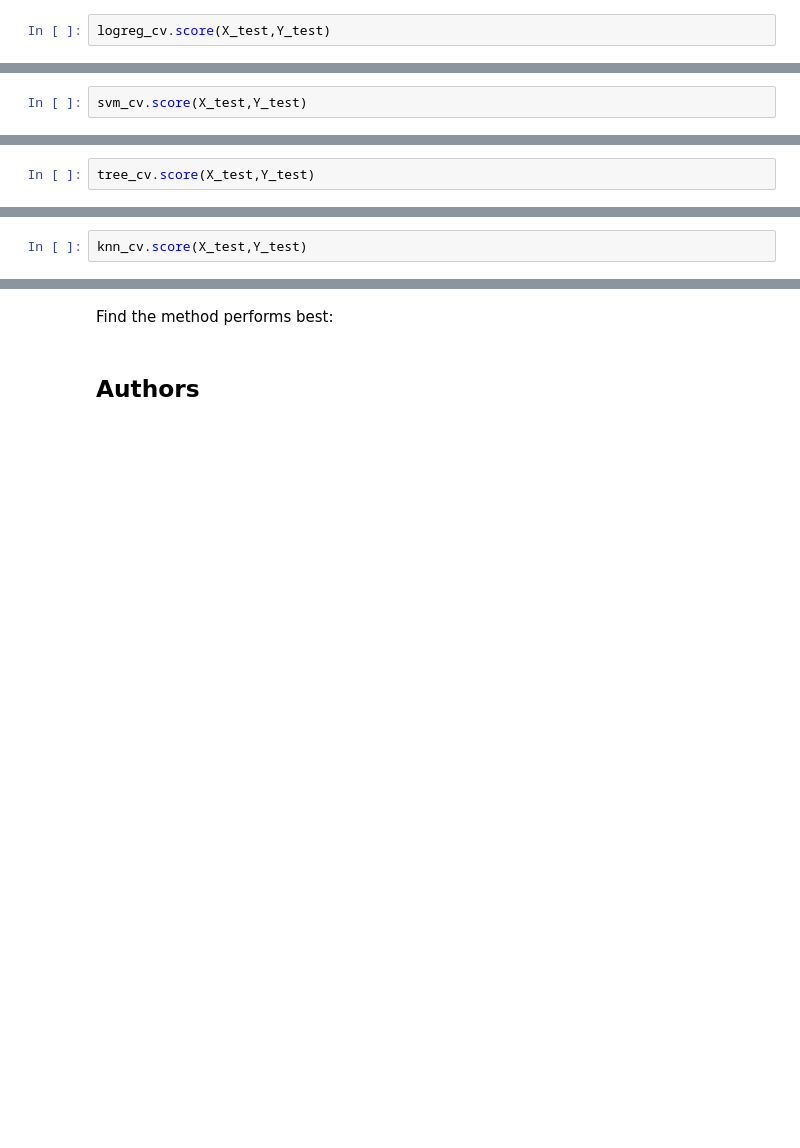
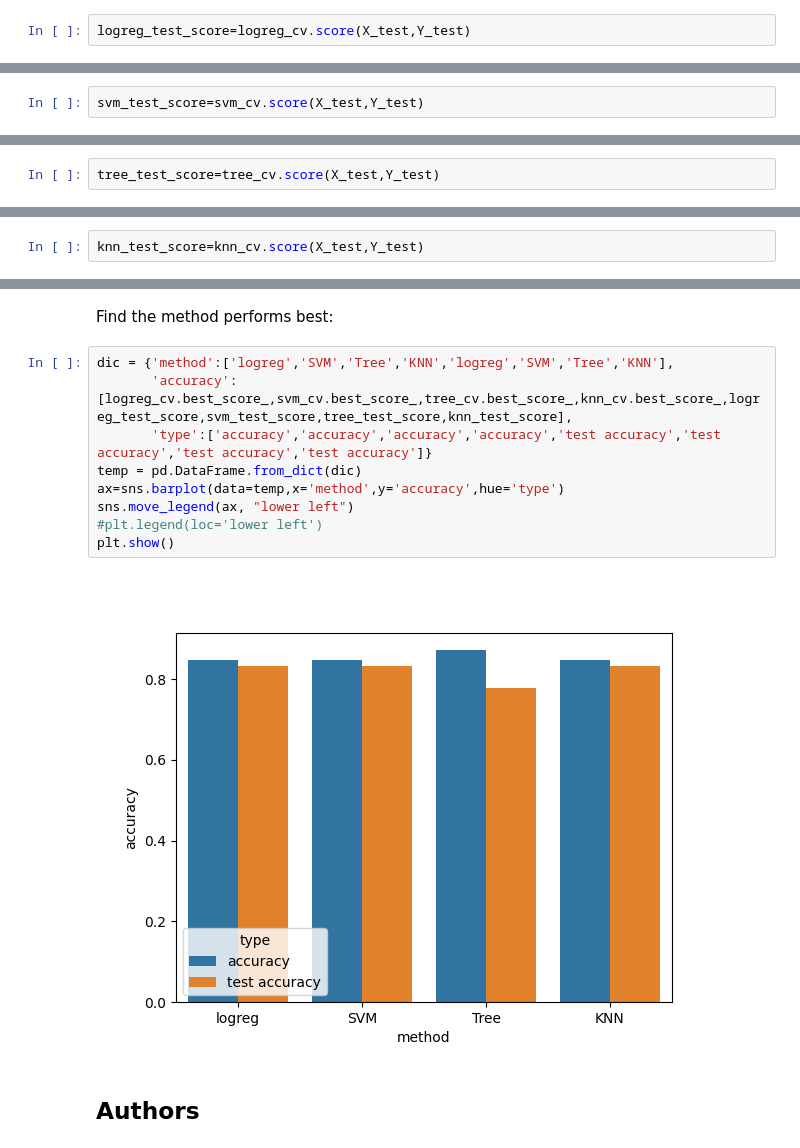
Before and after one commit to harshalingala/datascience_capstone_project, a Jupyter notebook: SpaceX_Machine_Learning_Prediction_Part_5.jupyterlite.ipynb, the cells around one changed output, grey strips where cells are left out. Cells and saved outputs as stored; diff of their text form; blank space fills up the shorter version.

```diff
--- a/SpaceX_Machine_Learning_Prediction_Part_5.jupyterlite.ipynb
+++ b/SpaceX_Machine_Learning_Prediction_Part_5.jupyterlite.ipynb
@@ -212,4 +212,4 @@ accuracy : 0.8464285714285713
 # %% [markdown]
 Calculate the accuracy on the test data using the method <code>score</code>:
 # %%
-logreg_cv.score(X_test,Y_test)
+logreg_test_score=logreg_cv.score(X_test,Y_test)
@@ -253,4 +251,4 @@ accuracy : 0.8482142857142856
 # %% [markdown]
 Calculate the accuracy on the test data using the method <code>score</code>:
 # %%
-svm_cv.score(X_test,Y_test)
+svm_test_score=svm_cv.score(X_test,Y_test)
@@ -297,4 +293,4 @@ accuracy : 0.875
 # %% [markdown]
 Calculate the accuracy of tree_cv on the test data using the method <code>score</code>:
 # %%
-tree_cv.score(X_test,Y_test)
+tree_test_score=tree_cv.score(X_test,Y_test)
@@ -335,4 +329,4 @@ accuracy : 0.8482142857142858
 # %% [markdown]
 Calculate the accuracy of knn_cv on the test data using the method <code>score</code>:
 # %%
-knn_cv.score(X_test,Y_test)
+knn_test_score=knn_cv.score(X_test,Y_test)
@@ -349,6 +341,17 @@ plot_confusion_matrix(Y_test,yhat)
 ## TASK  12
 # %% [markdown]
 Find the method performs best:
+# %%
+dic = {'method':['logreg','SVM','Tree','KNN','logreg','SVM','Tree','KNN'],
+       'accuracy':[logreg_cv.best_score_,svm_cv.best_score_,tree_cv.best_score_,knn_cv.best_score_,logreg_test_score,svm_test_score,tree_test_score,knn_test_score],
+       'type':['accuracy','accuracy','accuracy','accuracy','test accuracy','test accuracy','test accuracy','test accuracy']}
+temp = pd.DataFrame.from_dict(dic)
+ax=sns.barplot(data=temp,x='method',y='accuracy',hue='type')
+sns.move_legend(ax, "lower left")
+#plt.legend(loc='lower left')
+plt.show()
+# %% [output]
+[figure, added]
 # %% [markdown]
 ## Authors
 # %% [markdown]
```
Also changed, not shown: parts of 6 cells of this notebook.
